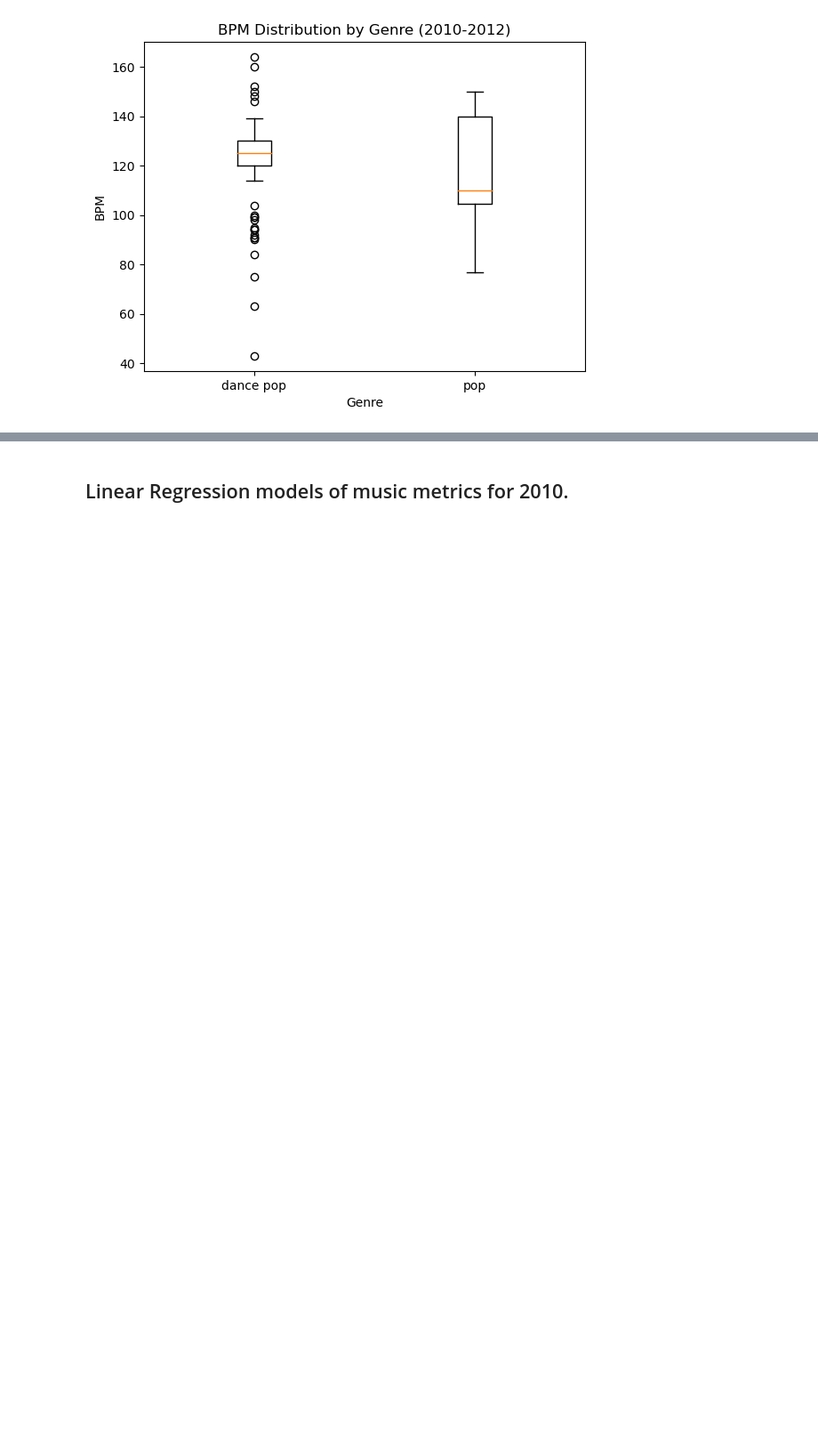
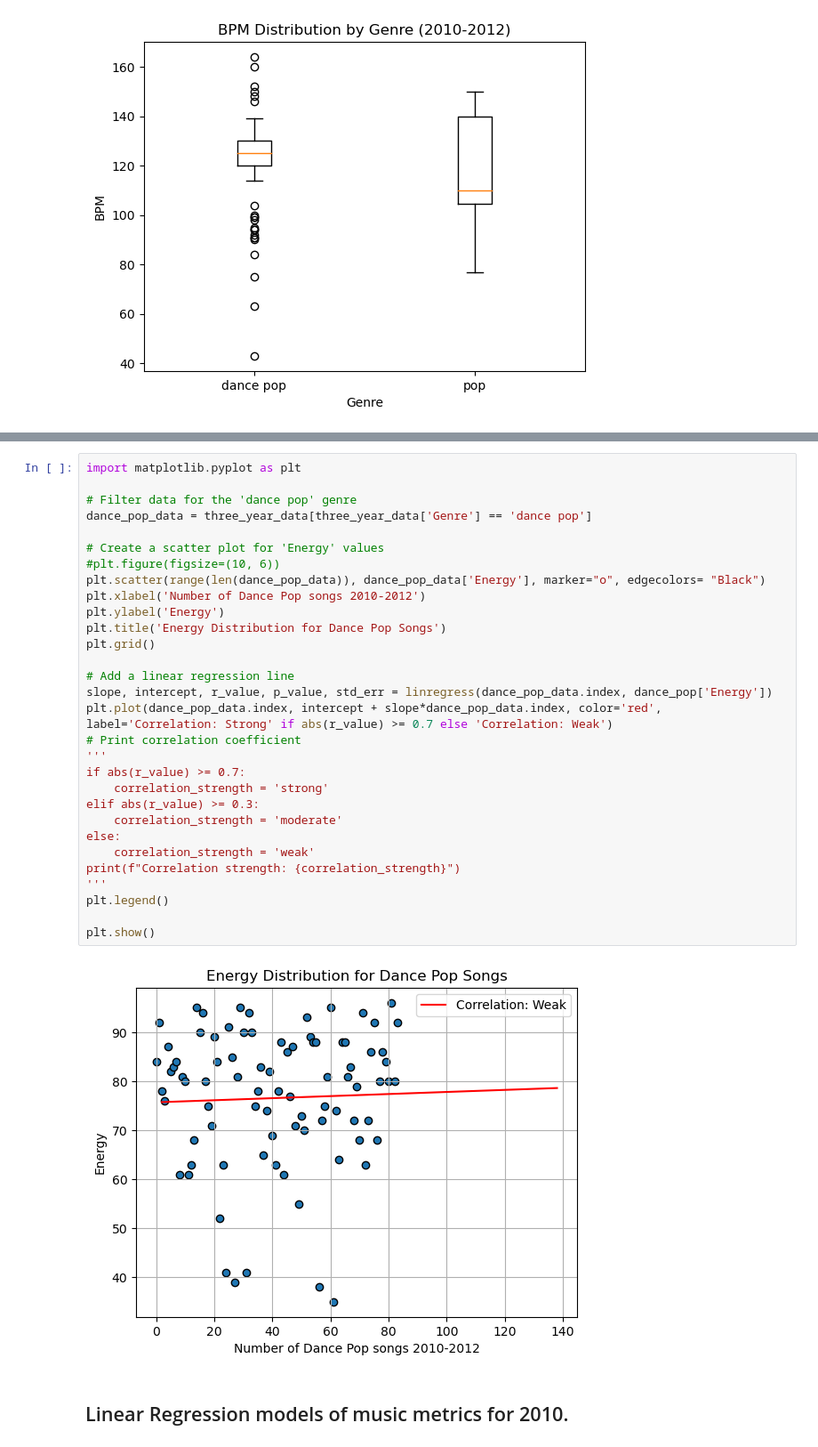
Before and after one commit to dalfonsonash/Week-7-Project-1, a Jupyter notebook: SpotiPy.ipynb, the cells around one changed output, grey strips where cells are left out. Shown: that part at 89% size. Cells and saved outputs as stored; diff of their text form; blank space fills up the shorter version.

Commit message:
Added linear regression for BPM and Energy levels

```diff
--- a/SpotiPy.ipynb
+++ b/SpotiPy.ipynb
@@ -187,3 +194,35 @@ plt.show()
+# %%
+import matplotlib.pyplot as plt
+
+# Filter data for the 'dance pop' genre
+dance_pop_data = three_year_data[three_year_data['Genre'] == 'dance pop']
+
+# Create a scatter plot for 'Energy' values
+#plt.figure(figsize=(10, 6))
+plt.scatter(range(len(dance_pop_data)), dance_pop_data['Energy'], marker="o", edgecolors= "Black")
+plt.xlabel('Number of Dance Pop songs 2010-2012')
+plt.ylabel('Energy')
+plt.title('Energy Distribution for Dance Pop Songs')
+plt.grid()
+
+# Add a linear regression line
+slope, intercept, r_value, p_value, std_err = linregress(dance_pop_data.index, dance_pop['Energy'])
+plt.plot(dance_pop_data.index, intercept + slope*dance_pop_data.index, color='red', label='Correlation: Strong' if abs(r_value) >= 0.7 else 'Correlation: Weak')
+# Print correlation coefficient
+'''
+if abs(r_value) >= 0.7:
+    correlation_strength = 'strong'
+elif abs(r_value) >= 0.3:
+    correlation_strength = 'moderate'
+else:
+    correlation_strength = 'weak'
+print(f"Correlation strength: {correlation_strength}")
+'''
+plt.legend()
+
+plt.show()
+# %% [output]
+[figure, added]
 # %% [markdown]
 ## Linear Regression models of music metrics for 2010.
 # %%
```
Also changed, not shown: parts of 7 cells of this notebook.
